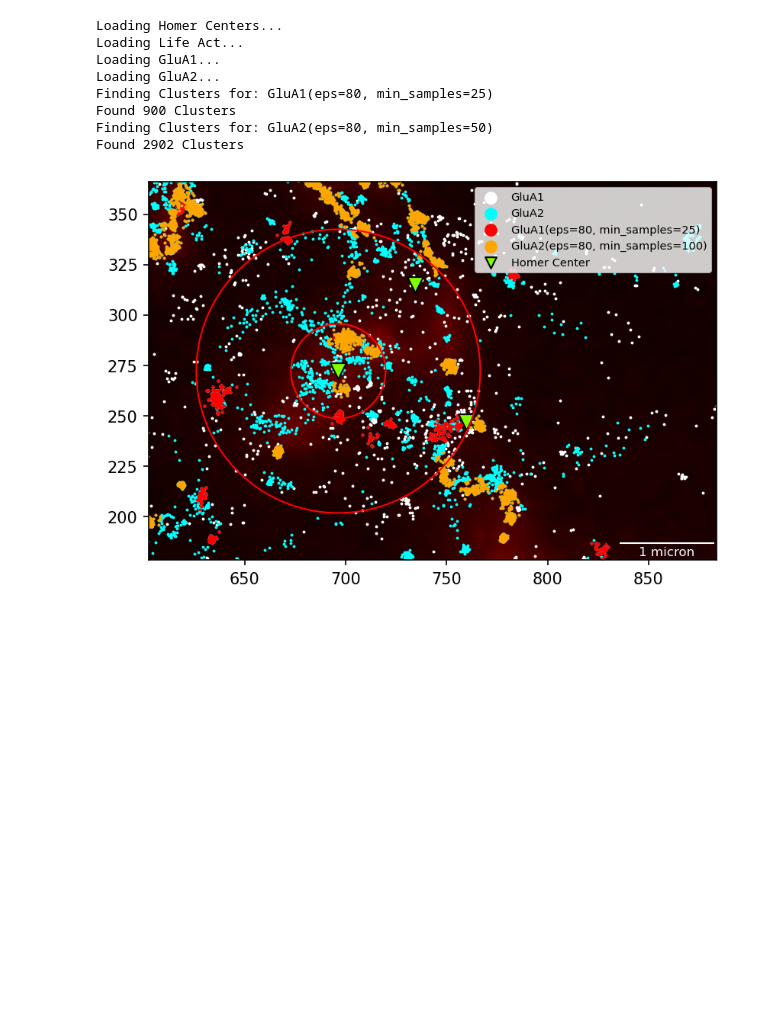
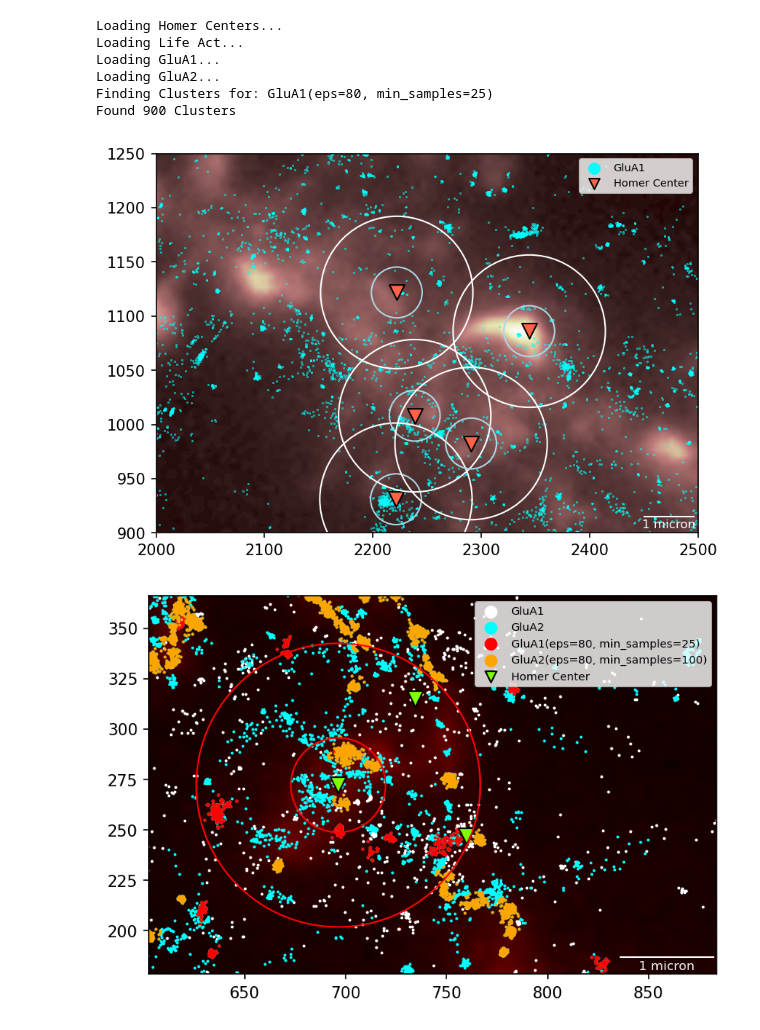
Before and after one commit to Max-Winga/Selvin-Lab-qPAINT-Segmentation, a Jupyter notebook: qPAINT_Segmentation/Example Notebook.ipynb, the cells around one changed output. Cells and saved outputs as stored; diff of their text form; code cells hidden in the pictures; blank space fills up the shorter version.

Commit message:
Testing with new dataset, more plotting functions

```diff
--- a/qPAINT_Segmentation/Example Notebook.ipynb
+++ b/qPAINT_Segmentation/Example Notebook.ipynb
@@ -8,8 +8,9 @@ homer_path = '../Examples/B1_aHomer_corrected.csv'
 life_act_path = '../Examples/B1_Composite.tif'
 points = [['GluA1', r'../Examples/B1_GluA1_corrected.csv', 'white', time_per_frame],
           ['GluA2', r'../Examples/B1_GluA2_corrected.csv', 'cyan', time_per_frame]]
-Params = [ClusterParam(80, 25, 'GluA1'),
-          ClusterParam(80, 50, 'GluA2')]
+# Params = [ClusterParam(80, 25, 'GluA1'),
+#           ClusterParam(80, 50, 'GluA2')]
+Params = [ClusterParam(80, 25, 'GluA1')]
 TestFOV = FieldOfView(homer_centers=homer_path,
                       life_act=life_act_path,
                       nm_per_pixel=nm_per_pixel,
@@ -23,8 +24,12 @@ Loading GluA1...
 Loading GluA2...
 Finding Clusters for: GluA1(eps=80, min_samples=25)
 Found 900 Clusters
-Finding Clusters for: GluA2(eps=80, min_samples=50)
-Found 2902 Clusters
+# %%
+TestFOV.plot_region(limits=[[2000, 2500],[900, 1250]], Params=[], circle_radii=[500, 1500],
+                    show_points=['GluA1'], point_size=0.10, background_points_colors=['cyan'],
+                    circle_colors=['lightblue', 'white'], background_cmap='pink', homer_color='tomato')
+# %% [output]
+[figure, added]
 # %%
 TestFOV.plot_homer(17, Params=Params, circle_radii=[500, 1500], show_points=['GluA1', 'GluA2'],
                    other_homers=True)
```
Also changed, not shown: 2 other files.
